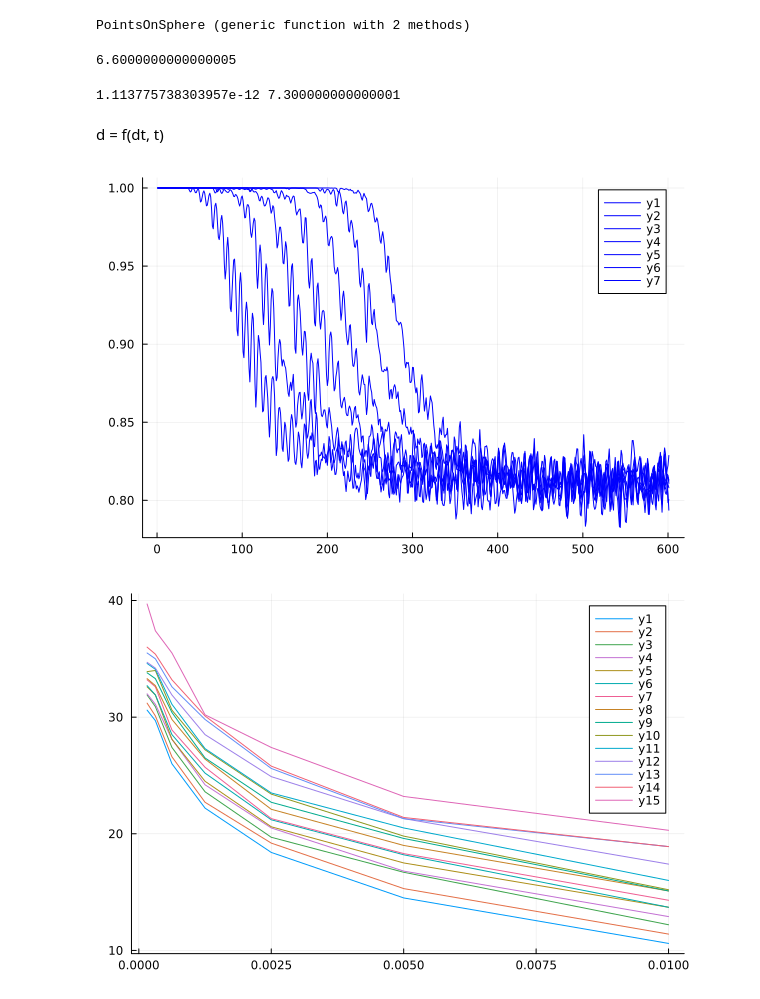
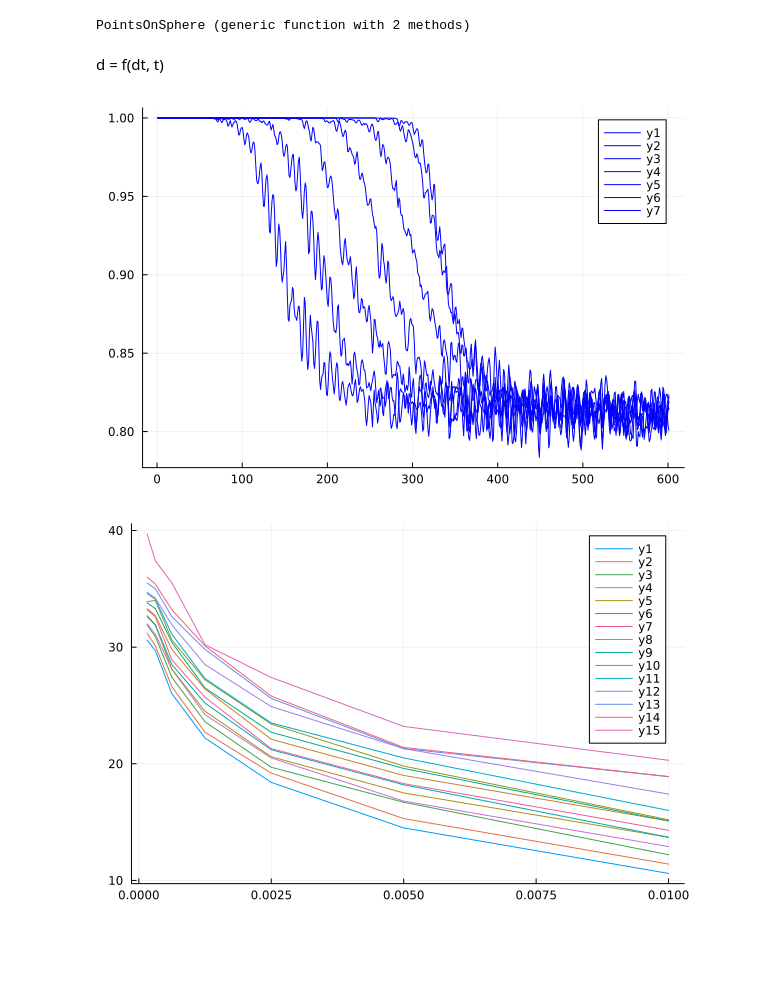
Before and after one commit to eiralarsson/Lorentz-System-Degree-Project, a Jupyter notebook: Numerical-Solvers/correlationfitting.ipynb, the cells around one changed output. Saved outputs shown, nothing was run; the diff lists cells and outputs as text; code cells hidden in the pictures; blank space fills up the shorter version.

```diff
--- a/Numerical-Solvers/correlationfitting.ipynb
+++ b/Numerical-Solvers/correlationfitting.ipynb
@@ -10,47 +10,29 @@ include("UsefulFunctions.jl")
 include("PointGenerators.jl")
 # %% [output]
 PointsOnSphere (generic function with 2 methods)
-# %%
-for i = eachindex(Cavg)
-    if Cavg[i] < 1
-        print(i*0.1 , " ")
-        break
-    end
-end
-# %% [output]
-6.6000000000000005
-# %%
-t = 9
-i = Integer(floor(t/0.1))+1
-v = ones(1,i)'-Cavg[1:i]
-min = maximum(v)
-idx = argmax(v)[1]*0.1
-print(min, " ", idx)
-# %% [output]
-1.113775738303957e-12 7.300000000000001
 # %% [markdown]
 d = f(dt, t)
 # %%
 t = 30
 n = Integer(floor(t/0.1))+1
 v = []
 Mtrue = FileIO.load(raw"Variables\SolutionMatrices\RadauIIA5\10000.jld2", "M")
-solvers = [RK4]
+solvers = [Rodas5]
 colors = [:Blue :Red]
 p = plot()
 for i = 1
     for k = [10 20 40 80 160 320 640]
         str = string("Variables", "\\", "SolutionMatrices", "\\", solvers[i], "\\", k, ".jld2")
         Mest = FileIO.load(str, "M")
         C = CorrelationMatrix(Mest,Mtrue,1331,601)
         Cavg = sum(C,dims=1)/1331
         # push!(v,1-minimum(Cavg[1:n]))
         plot!(p,Cavg',color=colors[i])
     end
 end
 display(p)
 # %% [output]
-[figure, old version]
+[figure, new version]
 # %%
 Mest = FileIO.load(raw"Variables\SolutionMatrices\RK4\160.jld2", "M")
 Mtrue = FileIO.load(raw"Variables\SolutionMatrices\RadauIIA5\10000.jld2", "M")
```
Also changed, not shown: parts of 9 cells of this notebook, 3 other files.
